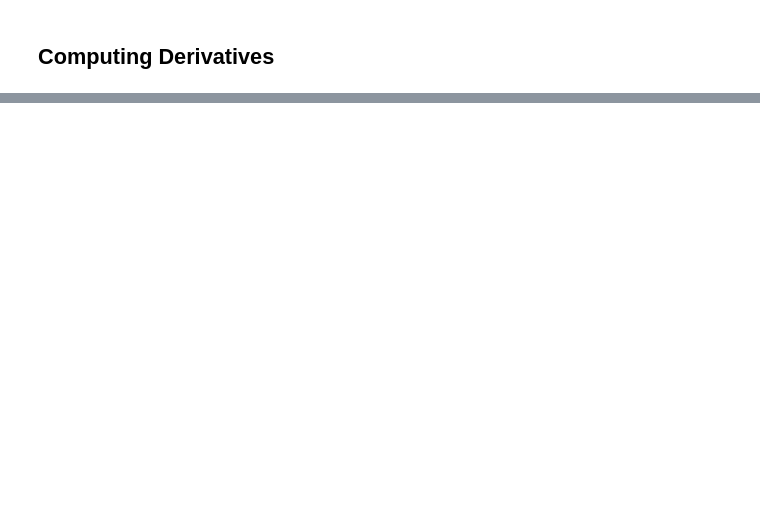
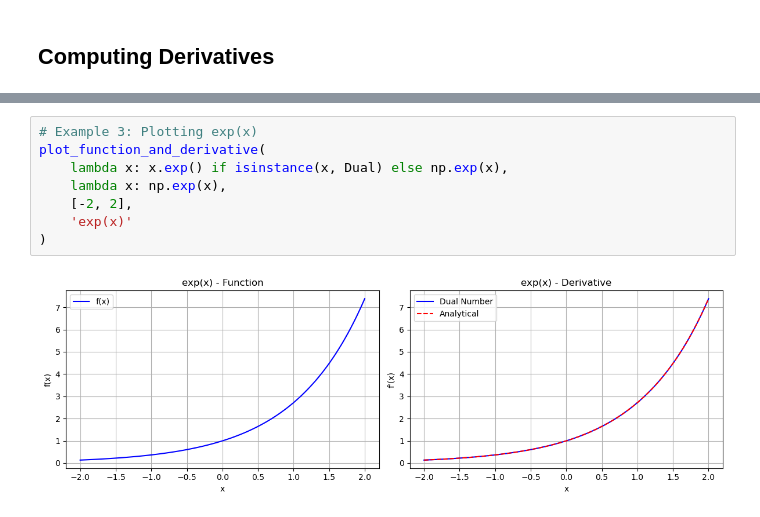
Before and after one commit to AprilQx/Master-Project-C1, a Jupyter notebook: dual_autodiff/docs/tutorial/dual_autodiff.ipynb, the cells around one changed output, grey strips where cells are left out. Drawn from its saved outputs; the diff is of its cells as text; blank space fills up the shorter version.

```diff
--- a/dual_autodiff/docs/tutorial/dual_autodiff.ipynb
+++ b/dual_autodiff/docs/tutorial/dual_autodiff.ipynb
@@ -66,0 +173,10 @@ Division: x/y=0.33+0.22ε
+# %%
+# Example 3: Plotting exp(x)
+plot_function_and_derivative(
+    lambda x: x.exp() if isinstance(x, Dual) else np.exp(x),
+    lambda x: np.exp(x),
+    [-2, 2],
+    'exp(x)'
+)
+# %% [output]
+[figure, added]
```
Also changed, not shown: parts of 25 cells of this notebook, 1 other file.
